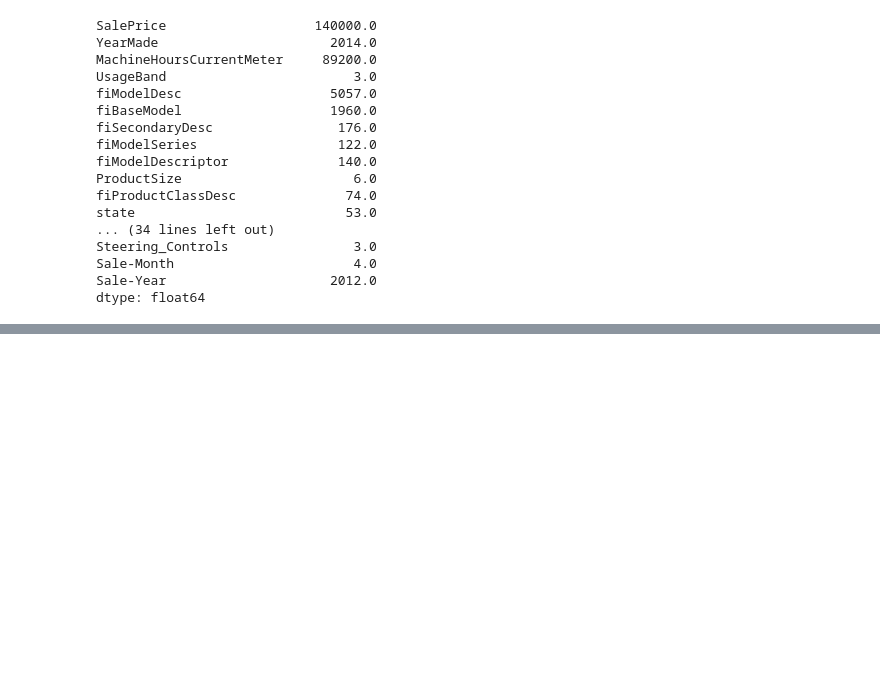
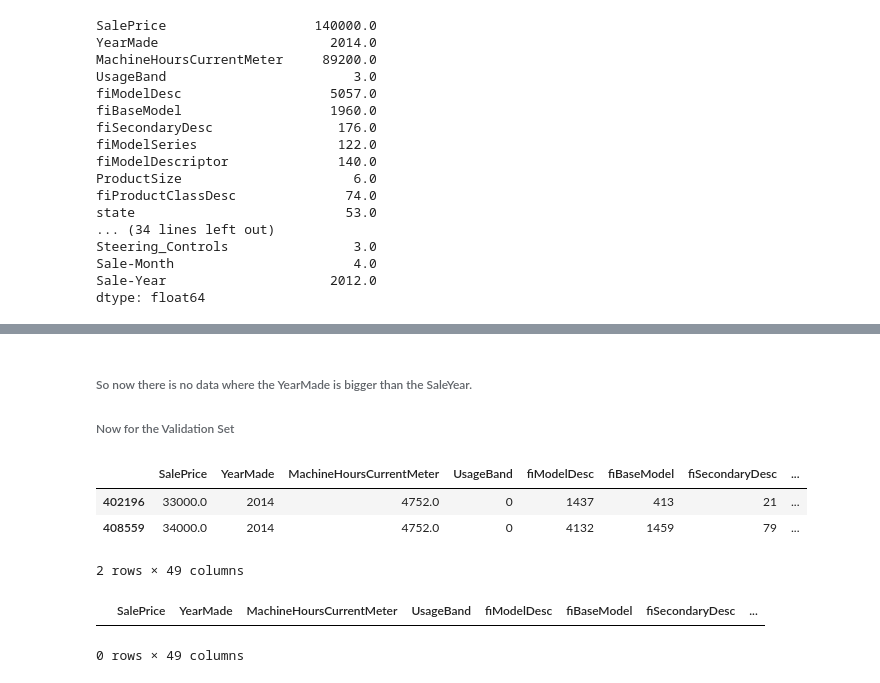
Before and after one commit to Ritsch1/Bulldozer-Prizing-Regression-Model, a Jupyter notebook: notebook/Bulldozer-Pricing-Regression-Model.ipynb, the cells around one changed output, grey strips where cells are left out. Drawn from its saved outputs; the diff is of its cells as text; code cells hidden in the pictures; blank space fills up the shorter version.

```diff
--- a/notebook/Bulldozer-Pricing-Regression-Model.ipynb
+++ b/notebook/Bulldozer-Pricing-Regression-Model.ipynb
@@ -551,0 +582,16 @@ dtype: float64
+# %% [markdown]
+###### So now there is no data where the YearMade is bigger than the SaleYear.
+###### Now for the Validation Set
+# %%
+df_temp_valid[df_temp_valid["YearMade"] > df_temp_valid["Sale-Year"]]
+# %% [output]
+|  | SalePrice | YearMade | MachineHoursCurrentMeter | UsageBand | fiModelDesc | fiBaseModel | fiSecondaryDesc | ... |
+| 402196 | 33000.0 | 2014 | 4752.0 | 0 | 1437 | 413 | 21 | ... |
+| 408559 | 34000.0 | 2014 | 4752.0 | 0 | 4132 | 1459 | 79 | ... |
+2 rows × 49 columns
+# %%
+df_temp_valid = df_temp_valid[df_temp_valid["YearMade"] <= df_temp_valid["Sale-Year"]]
+df_temp_valid[df_temp_valid["YearMade"] > df_temp_valid["Sale-Year"]]
+# %% [output]
+|  | SalePrice | YearMade | MachineHoursCurrentMeter | UsageBand | fiModelDesc | fiBaseModel | fiSecondaryDesc | ... |
+0 rows × 49 columns
```
Also changed, not shown: parts of 6 cells of this notebook.
